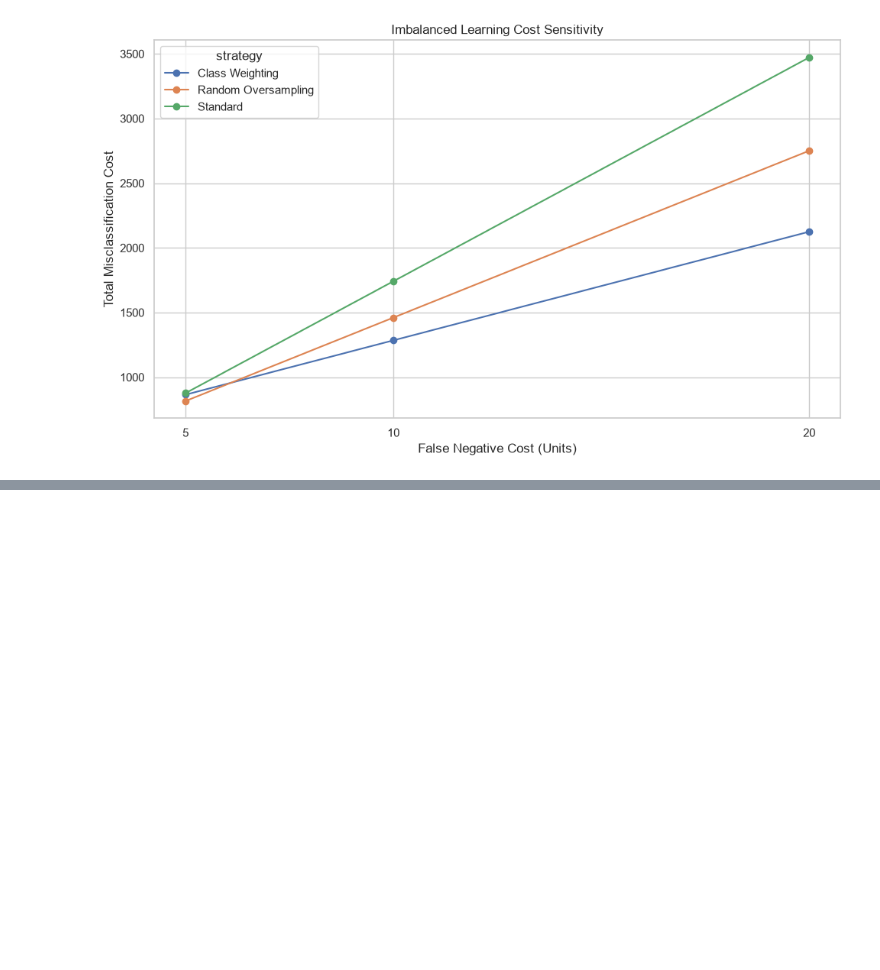
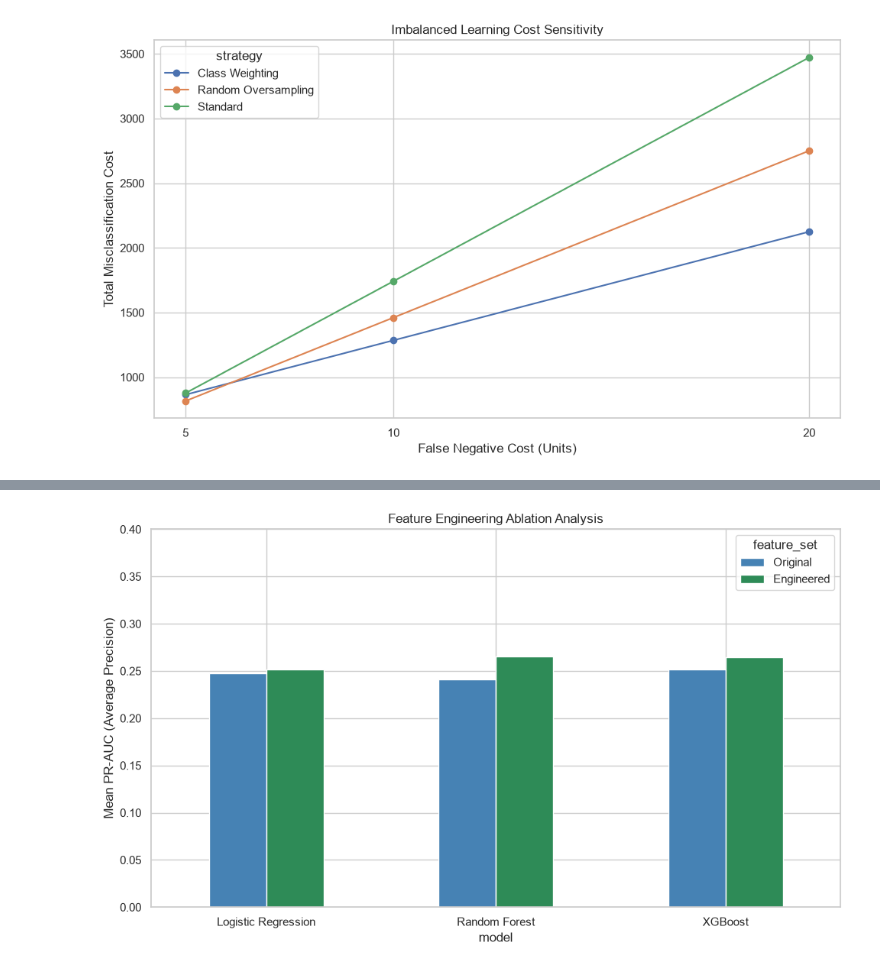
Before and after one commit to Charith-01/fraud-risk-intelligence-engine, a Jupyter notebook: 01_fraud_risk_analysis.ipynb, the cells around one changed output, grey strips where cells are left out. Cells and saved outputs as stored; diff of their text form; code cells hidden in the pictures; blank space fills up the shorter version.

Commit message:
feat: implement advanced model training and hyperparameter optimization

```diff
--- a/01_fraud_risk_analysis.ipynb
+++ b/01_fraud_risk_analysis.ipynb
@@ -2827,0 +3152,32 @@ plt.show()
+# %%
+ax = feature_ablation[
+    ["Original", "Engineered"]
+].plot(
+    kind="bar",
+    figsize=(10, 6),
+    color=["steelblue", "seagreen"]
+)
+
+ax.set_title(
+    "Feature Engineering Ablation Analysis"
+)
+
+ax.set_ylabel(
+    "Mean PR-AUC (Average Precision)"
+)
+
+ax.set_ylim(0, 0.4)
+
+plt.xticks(rotation=0)
+
+plt.tight_layout()
+
+plt.savefig(
+    FIGURES_DIR / "advanced_feature_ablation.png",
+    dpi=300,
+    bbox_inches="tight"
+)
+
+plt.show()
+# %% [output]
+[figure, added]
```
Also changed, not shown: parts of 18 cells of this notebook, 6 other files.
